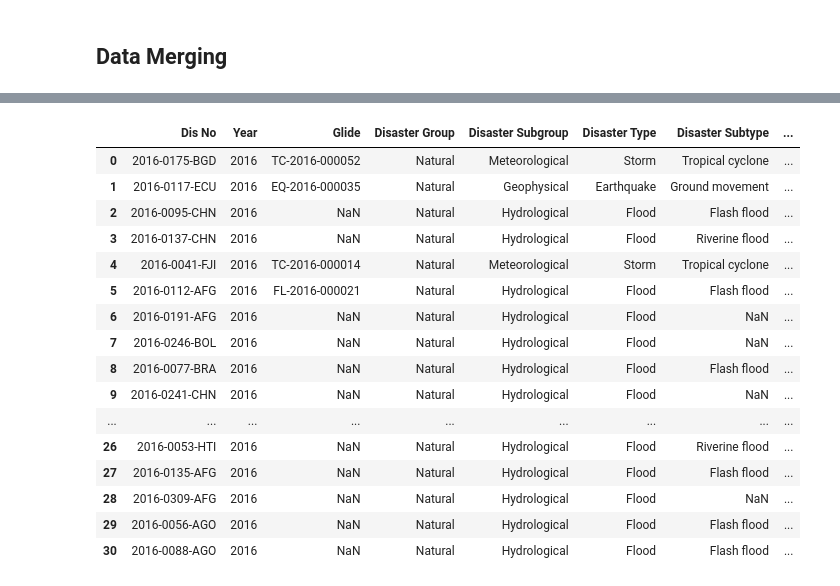
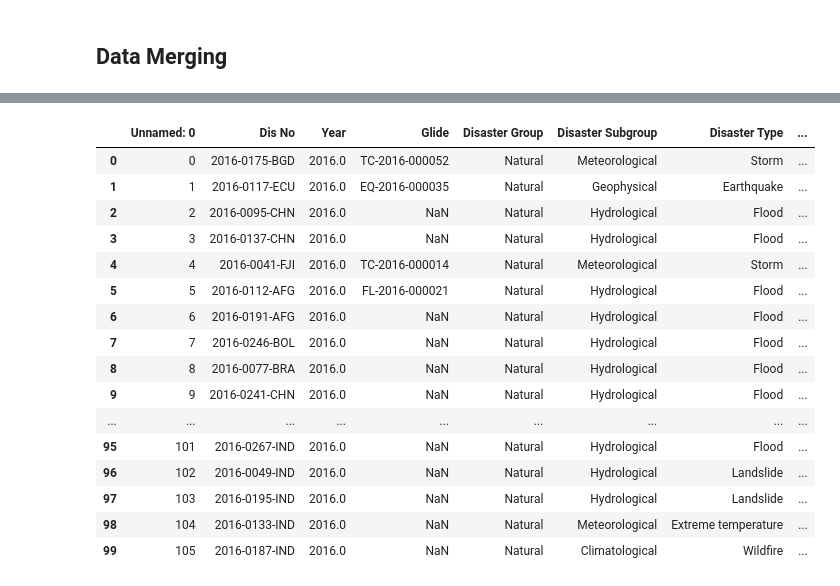
Before and after one commit to nuldertien/knowledge-engineering, a Jupyter notebook: exploration.ipynb, the cells around one changed output, grey strips where cells are left out. Cells and saved outputs as stored; diff of their text form; code cells hidden in the pictures.

```diff
--- a/exploration.ipynb
+++ b/exploration.ipynb
@@ -352,20 +380,2 @@ disaster_info.groupby(['Event Name'])['Dis No'].count().reset_index(name='count'
-# %%
-disaster_info.iloc[:30]
-# %% [output]
-|  | Dis No | Year | Glide | Disaster Group | Disaster Subgroup | Disaster Type | Disaster Subtype | ... |
-| 0 | 2016-0175-BGD | 2016 | TC-2016-000052 | Natural | Meteorological | Storm | Tropical cyclone | ... |
-| 1 | 2016-0117-ECU | 2016 | EQ-2016-000035 | Natural | Geophysical | Earthquake | Ground movement | ... |
-| 2 | 2016-0095-CHN | 2016 | NaN | Natural | Hydrological | Flood | Flash flood | ... |
-| 3 | 2016-0137-CHN | 2016 | NaN | Natural | Hydrological | Flood | Riverine flood | ... |
-| 4 | 2016-0041-FJI | 2016 | TC-2016-000014 | Natural | Meteorological | Storm | Tropical cyclone | ... |
-| 5 | 2016-0112-AFG | 2016 | FL-2016-000021 | Natural | Hydrological | Flood | Flash flood | ... |
-| 6 | 2016-0191-AFG | 2016 | NaN | Natural | Hydrological | Flood | NaN | ... |
-| 7 | 2016-0246-BOL | 2016 | NaN | Natural | Hydrological | Flood | NaN | ... |
-| 8 | 2016-0077-BRA | 2016 | NaN | Natural | Hydrological | Flood | Flash flood | ... |
-| 9 | 2016-0241-CHN | 2016 | NaN | Natural | Hydrological | Flood | NaN | ... |
-| ... | ... | ... | ... | ... | ... | ... | ... | ... |
-| 26 | 2016-0053-HTI | 2016 | NaN | Natural | Hydrological | Flood | Riverine flood | ... |
-| 27 | 2016-0135-AFG | 2016 | NaN | Natural | Hydrological | Flood | Flash flood | ... |
-| 28 | 2016-0309-AFG | 2016 | NaN | Natural | Hydrological | Flood | NaN | ... |
-| 29 | 2016-0056-AGO | 2016 | NaN | Natural | Hydrological | Flood | Flash flood | ... |
-| 30 | 2016-0088-AGO | 2016 | NaN | Natural | Hydrological | Flood | Flash flood | ... |
+# %%
+results = pd.read_csv('./results/out.csv')
@@ -371,0 +398,20 @@ disaster_info.iloc[:30]
+# %%
+results.iloc[:100]
+# %% [output]
+|  | Unnamed: 0 | Dis No | Year | Glide | Disaster Group | Disaster Subgroup | Disaster Type | ... |
+| 0 | 0 | 2016-0175-BGD | 2016.0 | TC-2016-000052 | Natural | Meteorological | Storm | ... |
+| 1 | 1 | 2016-0117-ECU | 2016.0 | EQ-2016-000035 | Natural | Geophysical | Earthquake | ... |
+| 2 | 2 | 2016-0095-CHN | 2016.0 | NaN | Natural | Hydrological | Flood | ... |
+| 3 | 3 | 2016-0137-CHN | 2016.0 | NaN | Natural | Hydrological | Flood | ... |
+| 4 | 4 | 2016-0041-FJI | 2016.0 | TC-2016-000014 | Natural | Meteorological | Storm | ... |
+| 5 | 5 | 2016-0112-AFG | 2016.0 | FL-2016-000021 | Natural | Hydrological | Flood | ... |
+| 6 | 6 | 2016-0191-AFG | 2016.0 | NaN | Natural | Hydrological | Flood | ... |
+| 7 | 7 | 2016-0246-BOL | 2016.0 | NaN | Natural | Hydrological | Flood | ... |
+| 8 | 8 | 2016-0077-BRA | 2016.0 | NaN | Natural | Hydrological | Flood | ... |
+| 9 | 9 | 2016-0241-CHN | 2016.0 | NaN | Natural | Hydrological | Flood | ... |
+| ... | ... | ... | ... | ... | ... | ... | ... | ... |
+| 95 | 101 | 2016-0267-IND | 2016.0 | NaN | Natural | Hydrological | Flood | ... |
+| 96 | 102 | 2016-0049-IND | 2016.0 | NaN | Natural | Hydrological | Landslide | ... |
+| 97 | 103 | 2016-0195-IND | 2016.0 | NaN | Natural | Hydrological | Landslide | ... |
+| 98 | 104 | 2016-0133-IND | 2016.0 | NaN | Natural | Meteorological | Extreme temperature | ... |
+| 99 | 105 | 2016-0187-IND | 2016.0 | NaN | Natural | Climatological | Wildfire | ... |
```
Also changed, not shown: parts of 6 cells of this notebook.
